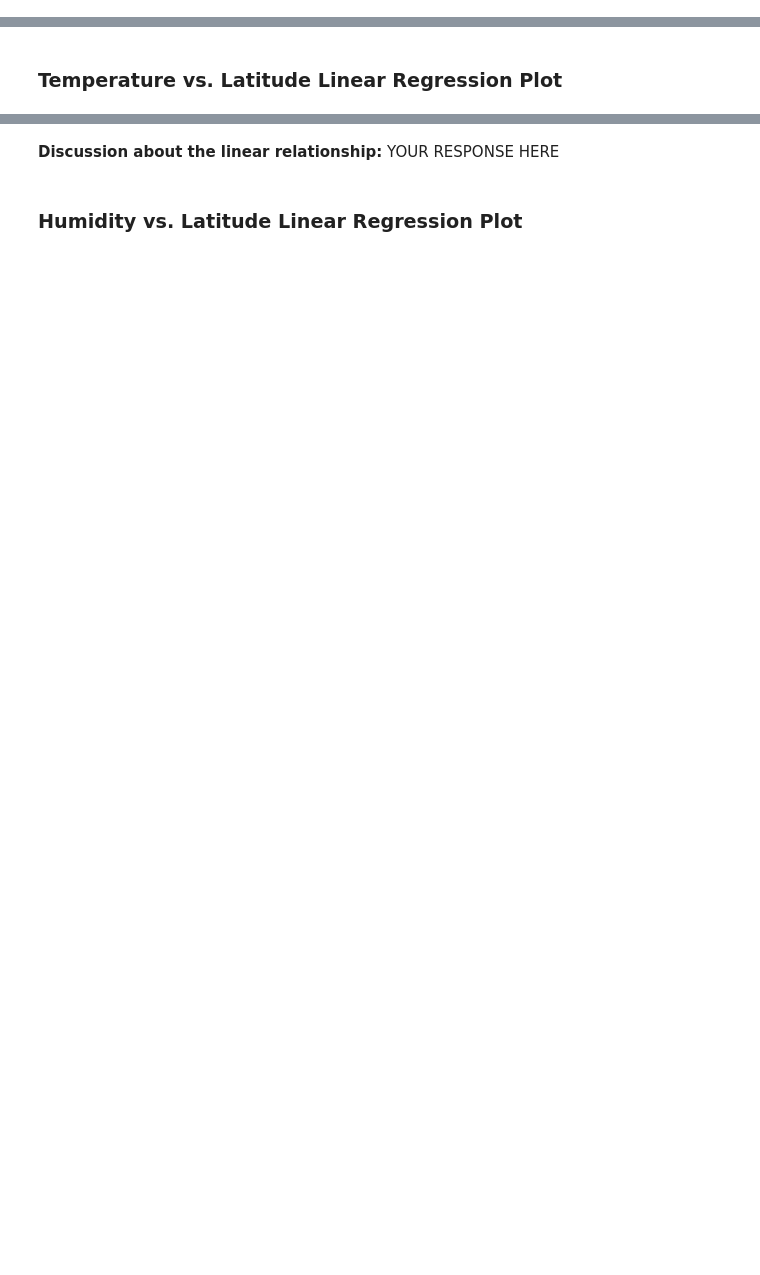
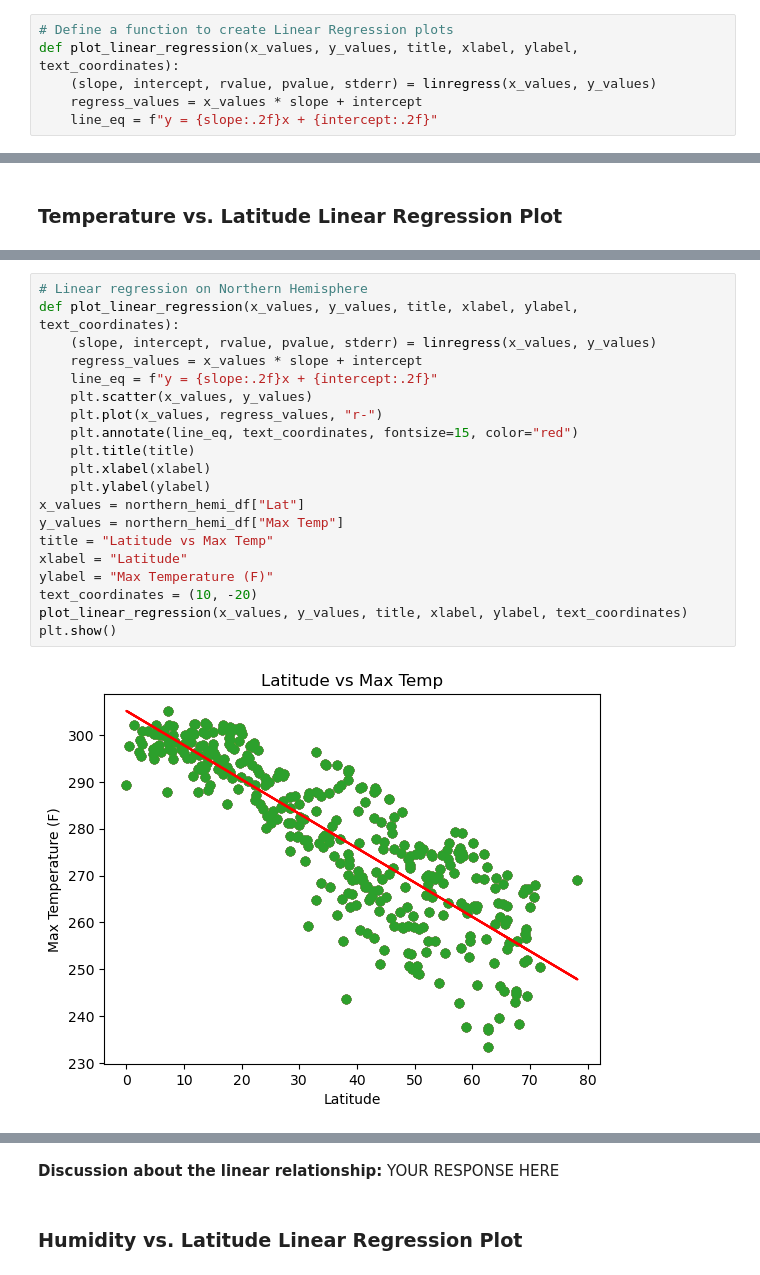
Before and after one commit to alexvallone24/python-api-challenge, a Jupyter notebook: WeatherPy.ipynb, the cells around one changed output, grey strips where cells are left out. Cells and saved outputs as stored; diff of their text form; blank space fills up the shorter version.

Commit message:
Uploading linear regression plots without written analyses

```diff
--- a/WeatherPy.ipynb
+++ b/WeatherPy.ipynb
@@ -276,2 +273,8 @@ plt.show()
+# %%
+# Define a function to create Linear Regression plots
+def plot_linear_regression(x_values, y_values, title, xlabel, ylabel, text_coordinates):
+    (slope, intercept, rvalue, pvalue, stderr) = linregress(x_values, y_values)
+    regress_values = x_values * slope + intercept
+    line_eq = f"y = {slope:.2f}x + {intercept:.2f}"
 # %%
 # Create a DataFrame with the Northern Hemisphere data (Latitude >= 0)
@@ -317,0 +309,22 @@ The r^2-value is: 0.6720220238897325
+# %%
+# Linear regression on Northern Hemisphere
+def plot_linear_regression(x_values, y_values, title, xlabel, ylabel, text_coordinates):
+    (slope, intercept, rvalue, pvalue, stderr) = linregress(x_values, y_values)
+    regress_values = x_values * slope + intercept
+    line_eq = f"y = {slope:.2f}x + {intercept:.2f}"
+    plt.scatter(x_values, y_values)
+    plt.plot(x_values, regress_values, "r-")
+    plt.annotate(line_eq, text_coordinates, fontsize=15, color="red")
+    plt.title(title)
+    plt.xlabel(xlabel)
+    plt.ylabel(ylabel)
+x_values = northern_hemi_df["Lat"]
+y_values = northern_hemi_df["Max Temp"]
+title = "Latitude vs Max Temp"
+xlabel = "Latitude"
+ylabel = "Max Temperature (F)"
+text_coordinates = (10, -20)
+plot_linear_regression(x_values, y_values, title, xlabel, ylabel, text_coordinates)
+plt.show()
+# %% [output]
+[figure, added]
```
Also changed, not shown: parts of 27 cells of this notebook, 5 other files.
